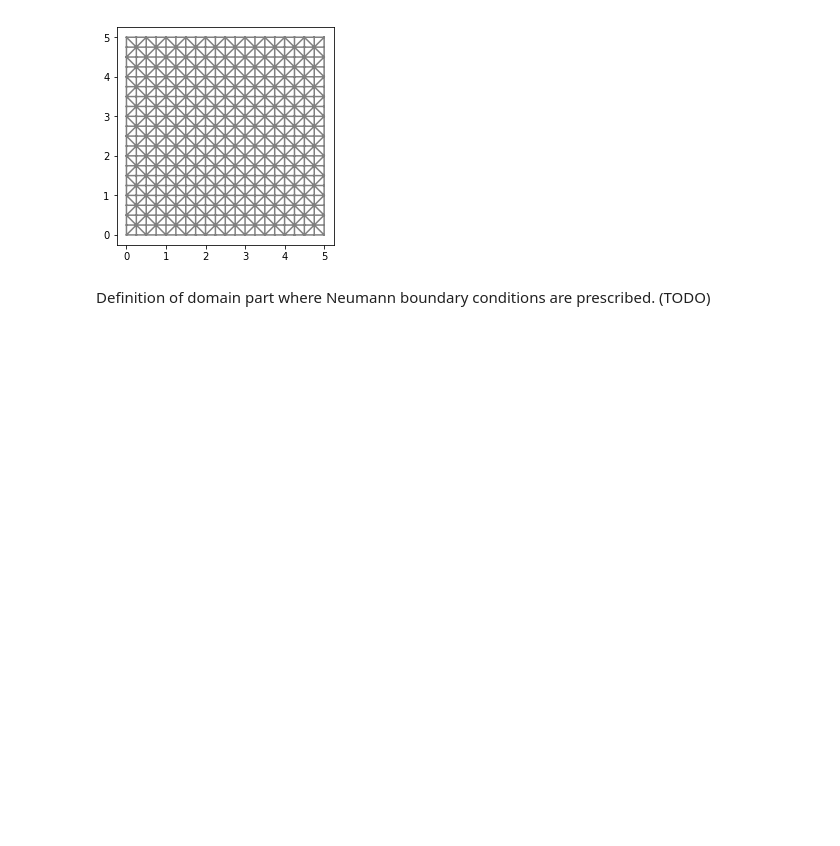
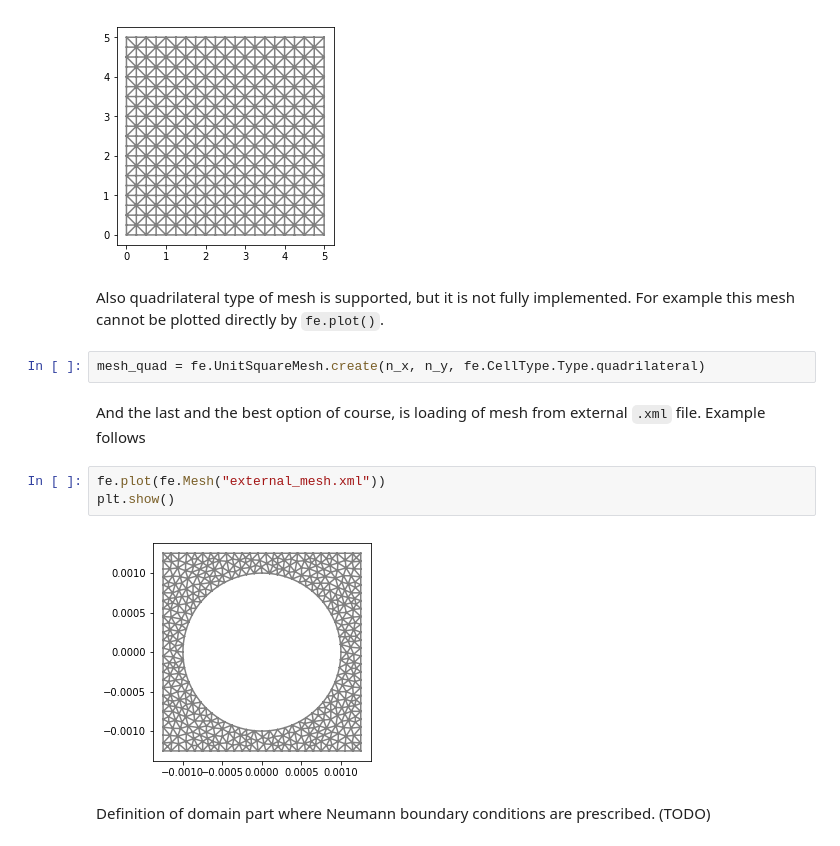
Before and after one commit to georgiosmalik/fenics-course, a Jupyter notebook: docs/source/2DPlaneStrain/2D_Elasticity.ipynb, the cells around one changed output. Drawn from its saved outputs; the diff is of its cells as text; blank space fills up the shorter version.

Commit message:
2D elasticity update, add external mesh

```diff
--- a/docs/source/2DPlaneStrain/2D_Elasticity.ipynb
+++ b/docs/source/2DPlaneStrain/2D_Elasticity.ipynb
@@ -122,6 +122,17 @@ fe.plot(fe.RectangleMesh(fe.Point(0.0, 0.0), fe.Point(l_x, l_y), n_x, n_y, "left
 plt.show()
 # %% [output]
 [figure]
+# %% [markdown]
+Also quadrilateral type of mesh is supported, but it is not fully implemented. For example this mesh cannot be plotted directly by `fe.plot()`.
+# %%
+mesh_quad = fe.UnitSquareMesh.create(n_x, n_y, fe.CellType.Type.quadrilateral)
+# %% [markdown]
+And the last and the best option of course, is loading of mesh from external `.xml` file. Example follows
+# %%
+fe.plot(fe.Mesh("external_mesh.xml"))
+plt.show()
+# %% [output]
+[figure, added]
 # %% [markdown]
 Definition of domain part where Neumann boundary conditions are prescribed. (TODO)
 # %%
```
Also changed, not shown: parts of 7 cells of this notebook, 3 other files.
